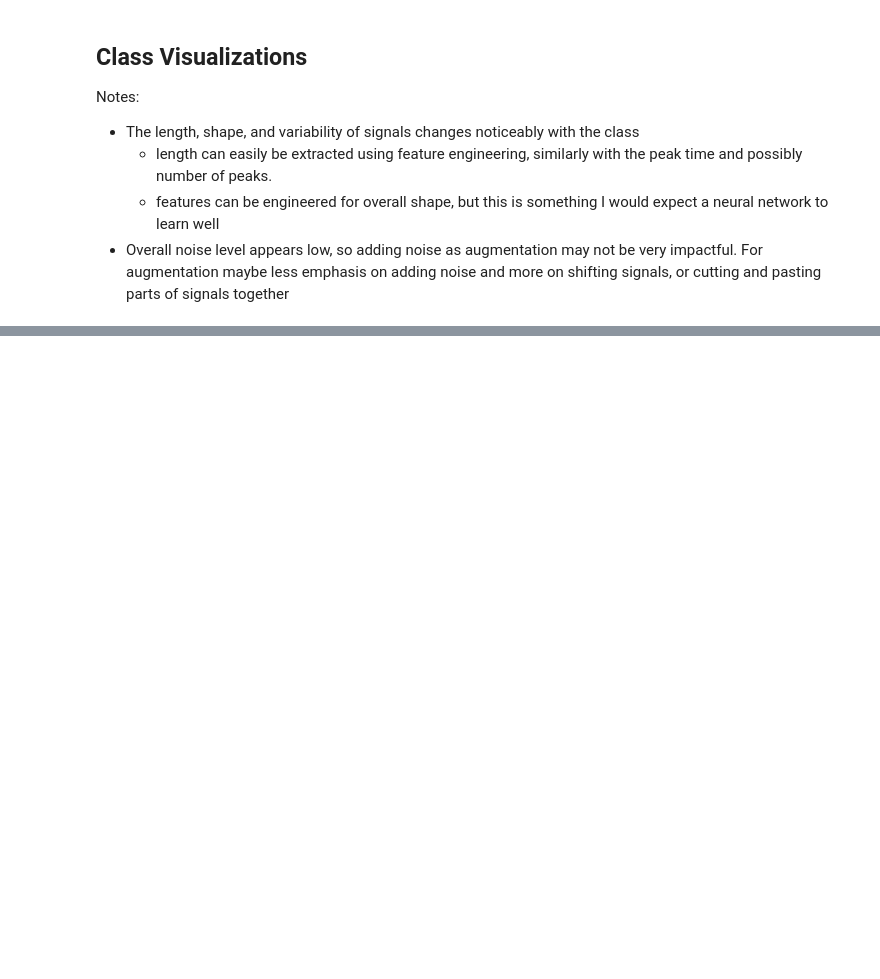
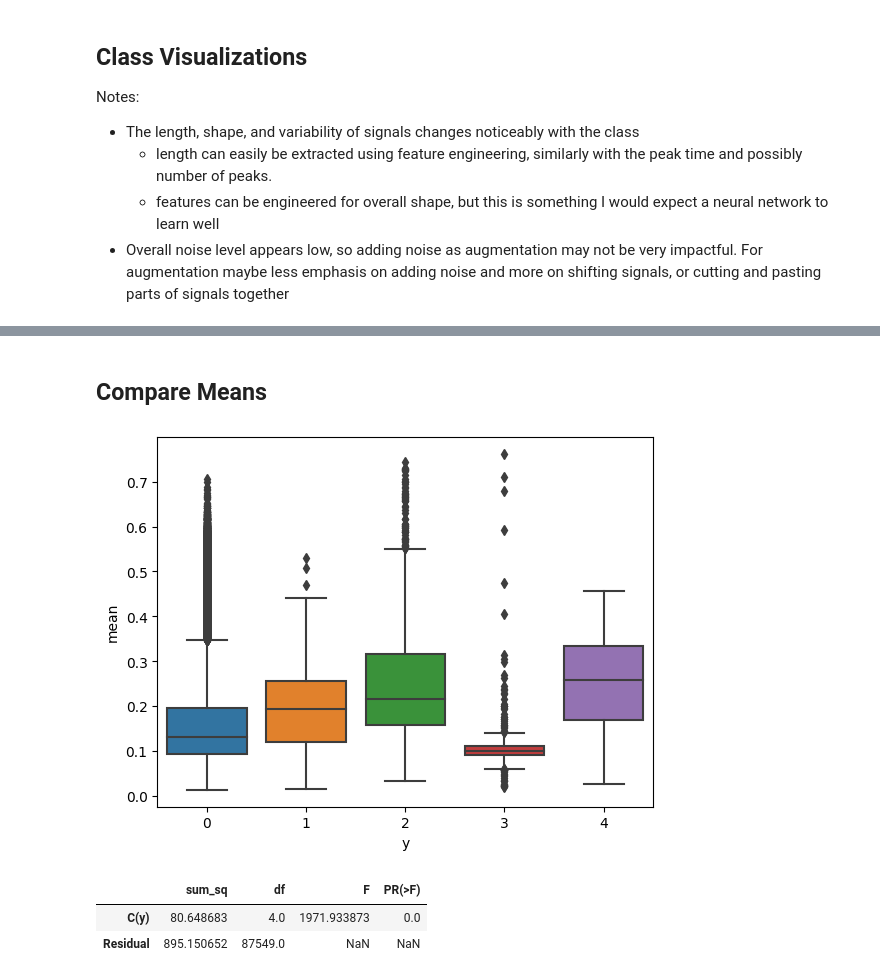
Before and after one commit to A-Telfer/telfer-ecg-heartbeat-categorization-task, a Jupyter notebook: notebooks/1.0-telfer-exploratory-data-analysis.ipynb, the cells around one changed output, grey strips where cells are left out. Drawn from its saved outputs; the diff is of its cells as text; code cells hidden in the pictures; blank space fills up the shorter version.

```diff
--- a/notebooks/1.0-telfer-exploratory-data-analysis.ipynb
+++ b/notebooks/1.0-telfer-exploratory-data-analysis.ipynb
@@ -146,0 +229,19 @@ for key, df in dfs.items():
+# %% [markdown]
+## Compare Means
+# %%
+temp = pd.DataFrame({
+    'mean': df[df.columns.drop('class')].mean(axis=1),
+    'y': df['class'].astype(int)
+})
+
+sns.boxplot(data=temp, x='y', y='mean')
+plt.show()
+
+lm = ols('mean ~ C(y)', data=temp).fit()
+table = sm.stats.anova_lm(lm, typ=2)
+table
+# %% [output]
+[figure, added]
+|  | sum_sq | df | F | PR(>F) |
+| C(y) | 80.648683 | 4.0 | 1971.933873 | 0.0 |
+| Residual | 895.150652 | 87549.0 | NaN | NaN |
```
Also changed, not shown: parts of 10 cells of this notebook, 2 other files.
